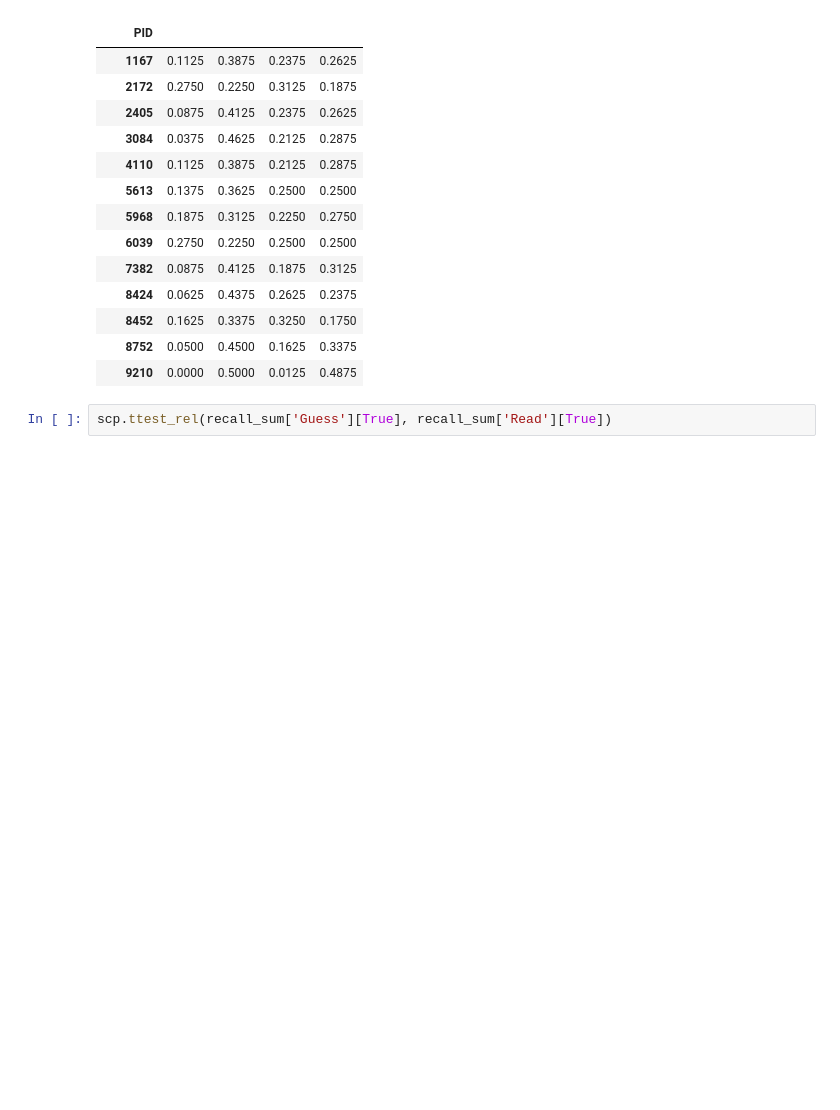
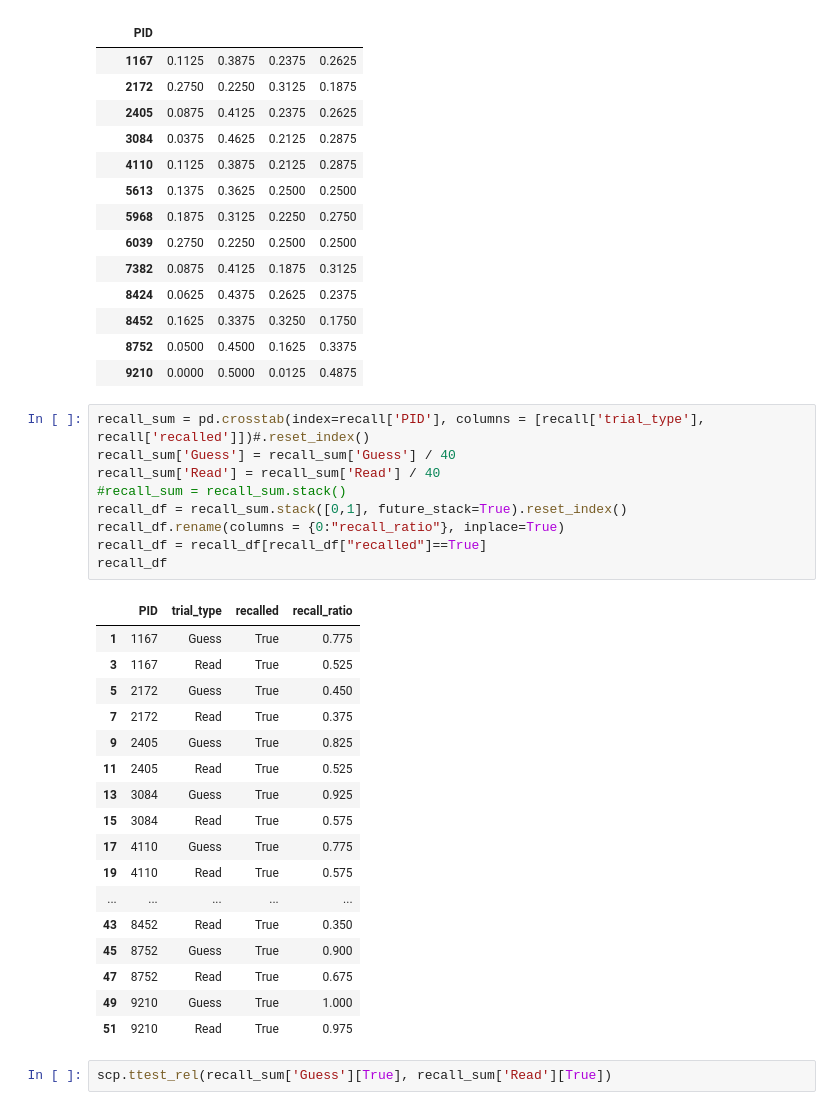
Before and after one commit to zs-nemecz/Guess_fMRI, a Jupyter notebook: behavioral_data_analysis.ipynb, the cells around one changed output. Cells and saved outputs as stored; diff of their text form; blank space fills up the shorter version.

```diff
--- a/behavioral_data_analysis.ipynb
+++ b/behavioral_data_analysis.ipynb
@@ -145,6 +149,33 @@ recall_sum
 | 8452 | 0.1625 | 0.3375 | 0.3250 | 0.1750 |
 | 8752 | 0.0500 | 0.4500 | 0.1625 | 0.3375 |
 | 9210 | 0.0000 | 0.5000 | 0.0125 | 0.4875 |
+# %%
+recall_sum = pd.crosstab(index=recall['PID'], columns = [recall['trial_type'], recall['recalled']])#.reset_index()
+recall_sum['Guess'] = recall_sum['Guess'] / 40
+recall_sum['Read'] = recall_sum['Read'] / 40
+#recall_sum = recall_sum.stack()
+recall_df = recall_sum.stack([0,1], future_stack=True).reset_index()
+recall_df.rename(columns = {0:"recall_ratio"}, inplace=True)
+recall_df = recall_df[recall_df["recalled"]==True]
+recall_df
+# %% [output]
+|  | PID | trial_type | recalled | recall_ratio |
+| 1 | 1167 | Guess | True | 0.775 |
+| 3 | 1167 | Read | True | 0.525 |
+| 5 | 2172 | Guess | True | 0.450 |
+| 7 | 2172 | Read | True | 0.375 |
+| 9 | 2405 | Guess | True | 0.825 |
+| 11 | 2405 | Read | True | 0.525 |
+| 13 | 3084 | Guess | True | 0.925 |
+| 15 | 3084 | Read | True | 0.575 |
+| 17 | 4110 | Guess | True | 0.775 |
+| 19 | 4110 | Read | True | 0.575 |
+| ... | ... | ... | ... | ... |
+| 43 | 8452 | Read | True | 0.350 |
+| 45 | 8752 | Guess | True | 0.900 |
+| 47 | 8752 | Read | True | 0.675 |
+| 49 | 9210 | Guess | True | 1.000 |
+| 51 | 9210 | Read | True | 0.975 |
 # %%
 scp.ttest_rel(recall_sum['Guess'][True], recall_sum['Read'][True])
 # %% [output]
```
Also changed, not shown: parts of 8 cells of this notebook.
